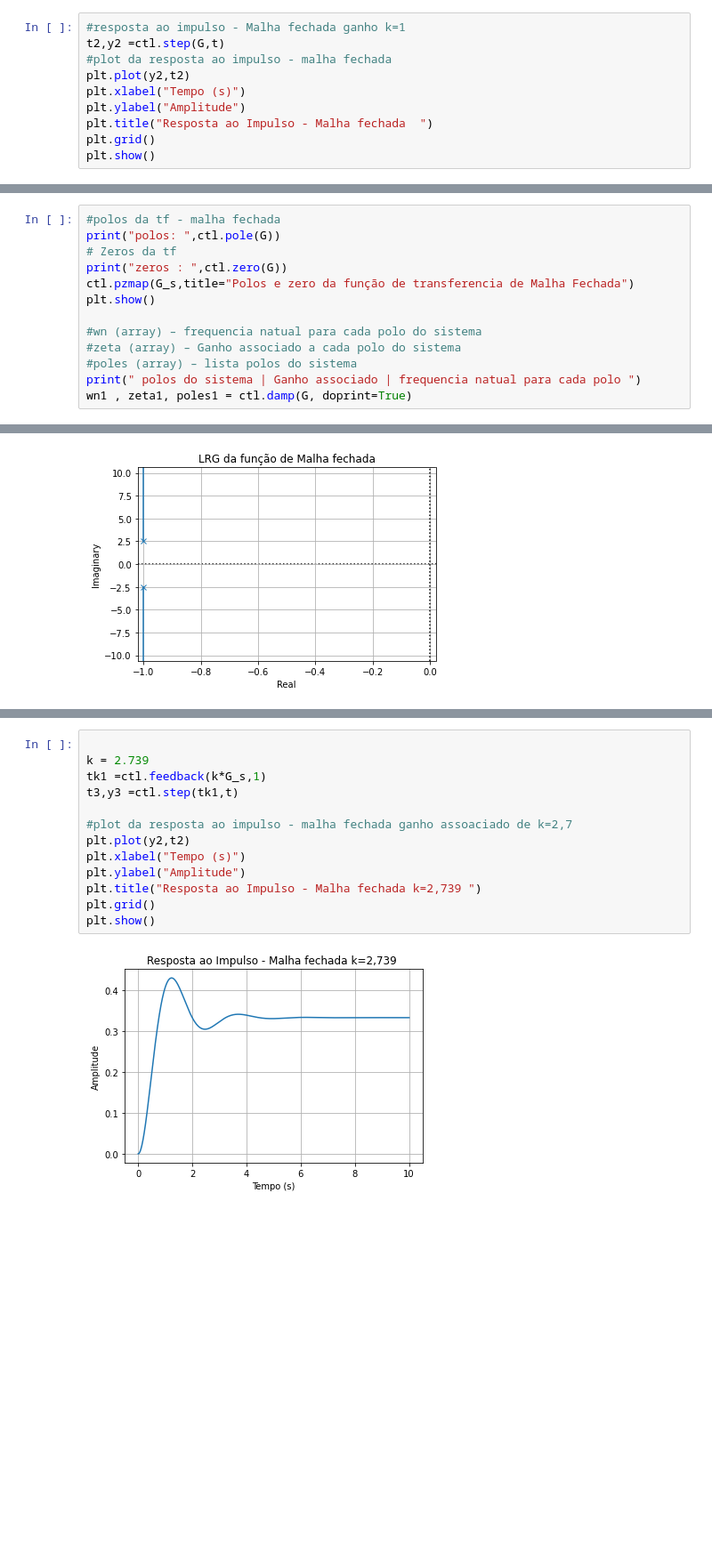
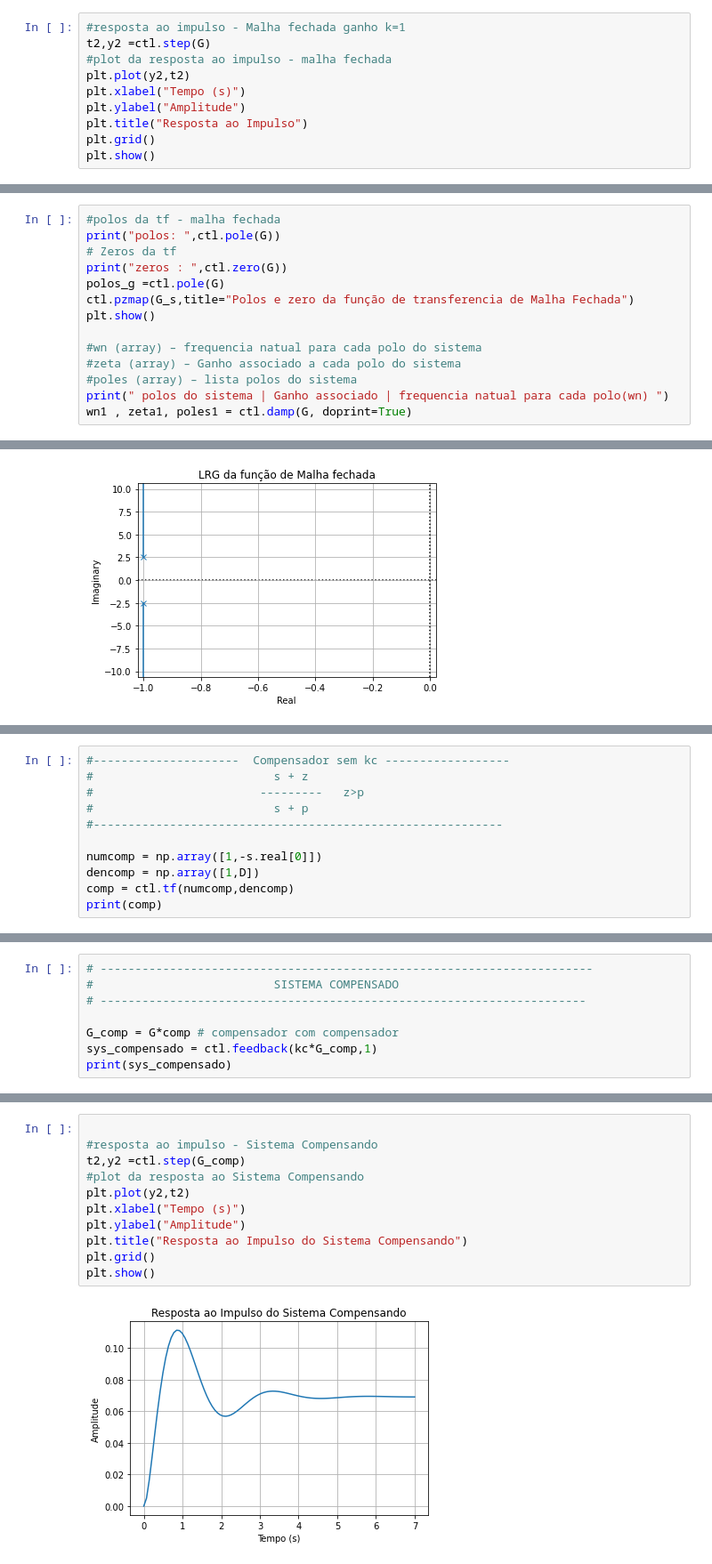
Before and after one commit to mfelippe/Python-Control-Systems, a Jupyter notebook: grupo_7.ipynb, the cells around one changed output, grey strips where cells are left out. Shown at 89% size. Drawn from its saved outputs; the diff is of its cells as text; blank space fills up the shorter version.

Commit message:
implementação do compensador

```diff
--- a/grupo_7.ipynb
+++ b/grupo_7.ipynb
@@ -86,12 +88,12 @@ print(G)
 s^2 + 2 s + 7.5
 # %%
 #resposta ao impulso - Malha fechada ganho k=1
-t2,y2 =ctl.step(G,t)
+t2,y2 =ctl.step(G)
 #plot da resposta ao impulso - malha fechada
 plt.plot(y2,t2)
 plt.xlabel("Tempo (s)")
 plt.ylabel("Amplitude")
-plt.title("Resposta ao Impulso - Malha fechada  ")
+plt.title("Resposta ao Impulso")
 plt.grid()
 plt.show()
 # %% [output]
@@ -101,13 +103,14 @@ plt.show()
 print("polos: ",ctl.pole(G))
 # Zeros da tf
 print("zeros : ",ctl.zero(G))
+polos_g =ctl.pole(G)
 ctl.pzmap(G_s,title="Polos e zero da função de transferencia de Malha Fechada")
 plt.show()
 
 #wn (array) – frequencia natual para cada polo do sistema
 #zeta (array) – Ganho associado a cada polo do sistema
 #poles (array) – lista polos do sistema
-print(" polos do sistema | Ganho associado | frequencia natual para cada polo ")
+print(" polos do sistema | Ganho associado | frequencia natual para cada polo(wn) ")
 wn1 , zeta1, poles1 = ctl.damp(G, doprint=True)
 # %% [output]
 polos:  [-1.+2.54950976j -1.-2.54950976j]
@@ -161,0 +220,11 @@ polos dominantes [-4.+4.08081624j -4.-4.08081624j]
+# %%
+#---------------------  Compensador sem kc ------------------
+#                          s + z
+#                        ---------   z>p
+#                          s + p
+#-----------------------------------------------------------
+
+numcomp = np.array([1,-s.real[0]])
+dencomp = np.array([1,D])
+comp = ctl.tf(numcomp,dencomp)
+print(comp)
@@ -161,0 +292,8 @@ polos dominantes [-4.+4.08081624j -4.-4.08081624j]
+# %%
+# -----------------------------------------------------------------------
+#                          SISTEMA COMPENSADO
+# ----------------------------------------------------------------------
+
+G_comp = G*comp # compensador com compensador
+sys_compensado = ctl.feedback(kc*G_comp,1)
+print(sys_compensado)
@@ -162,15 +304,13 @@ polos dominantes [-4.+4.08081624j -4.-4.08081624j]
 # %%
 
-k = 2.739
-tk1 =ctl.feedback(k*G_s,1)
-t3,y3 =ctl.step(tk1,t)
-
-#plot da resposta ao impulso - malha fechada ganho assoaciado de k=2,7
+#resposta ao impulso - Sistema Compensando
+t2,y2 =ctl.step(G_comp)
+#plot da resposta ao Sistema Compensando
 plt.plot(y2,t2)
 plt.xlabel("Tempo (s)")
 plt.ylabel("Amplitude")
-plt.title("Resposta ao Impulso - Malha fechada k=2,739 ")
+plt.title("Resposta ao Impulso do Sistema Compensando")
 plt.grid()
 plt.show()
 # %% [output]
-[figure, old version]
+[figure, new version]
```
Also changed, not shown: parts of 17 cells of this notebook.
